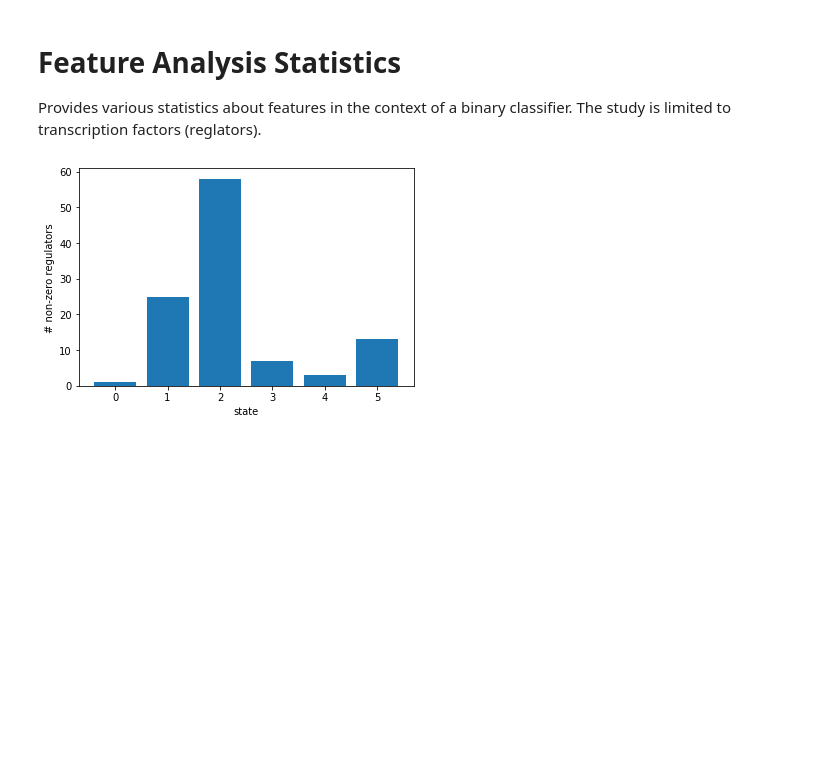
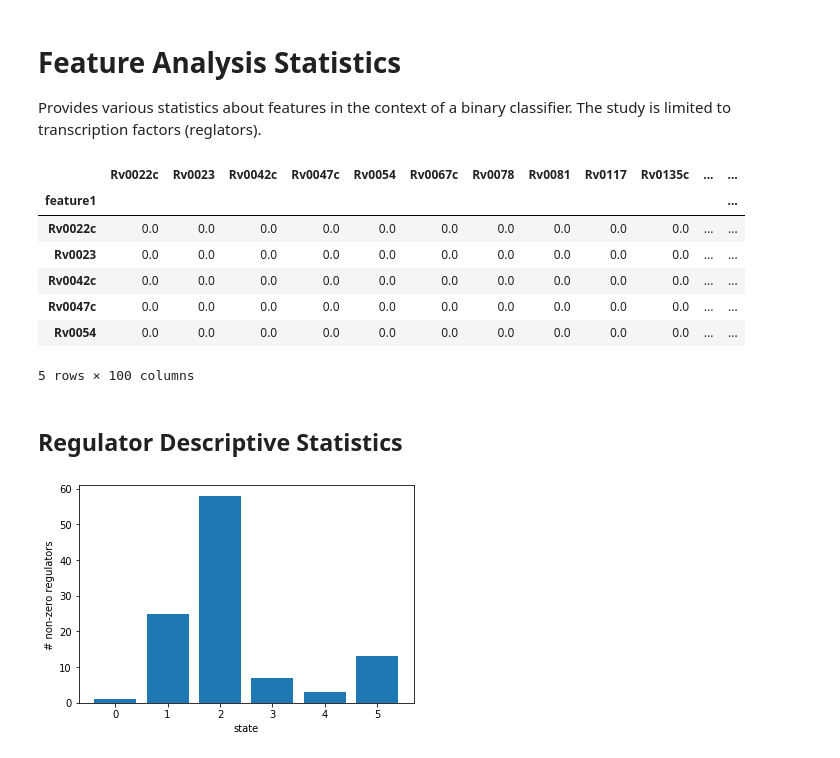
Before and after one commit to uwescience/xstate, a Jupyter notebook: notebooks/Feature Analysis Statistics.ipynb, the cells around one changed output. Drawn from its saved outputs; the diff is of its cells as text; code cells hidden in the pictures; blank space fills up the shorter version.

```diff
--- a/notebooks/Feature Analysis Statistics.ipynb
+++ b/notebooks/Feature Analysis Statistics.ipynb
@@ -58,3 +49,16 @@ NZ_REGULATOR_DCT = getNZRegulators()
+# %%
+ANALYZERS[0].df_cpc.head()
+# %% [output]
+|  | Rv0022c | Rv0023 | Rv0042c | Rv0047c | Rv0054 | Rv0067c | Rv0078 | Rv0081 | Rv0117 | Rv0135c | ... | ... |
+| feature1 |  |  |  |  |  |  |  |  |  |  |  | ... |
+| Rv0022c | 0.0 | 0.0 | 0.0 | 0.0 | 0.0 | 0.0 | 0.0 | 0.0 | 0.0 | 0.0 | ... | ... |
+| Rv0023 | 0.0 | 0.0 | 0.0 | 0.0 | 0.0 | 0.0 | 0.0 | 0.0 | 0.0 | 0.0 | ... | ... |
+| Rv0042c | 0.0 | 0.0 | 0.0 | 0.0 | 0.0 | 0.0 | 0.0 | 0.0 | 0.0 | 0.0 | ... | ... |
+| Rv0047c | 0.0 | 0.0 | 0.0 | 0.0 | 0.0 | 0.0 | 0.0 | 0.0 | 0.0 | 0.0 | ... | ... |
+| Rv0054 | 0.0 | 0.0 | 0.0 | 0.0 | 0.0 | 0.0 | 0.0 | 0.0 | 0.0 | 0.0 | ... | ... |
+5 rows × 100 columns
+# %% [markdown]
+## Regulator Descriptive Statistics
 # %%
 # Number of non-zero regulators by state
 num_regulators = [len(NZ_REGULATOR_DCT[s]) for s in STATES]
```
Also changed, not shown: parts of 10 cells of this notebook.
